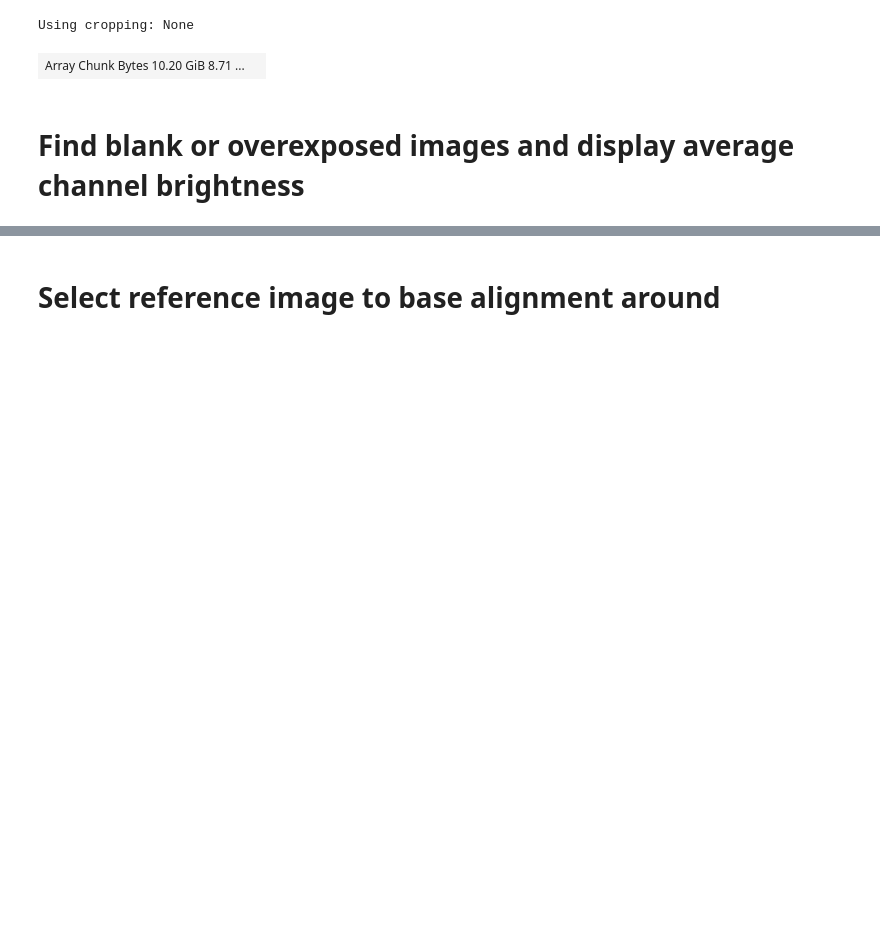
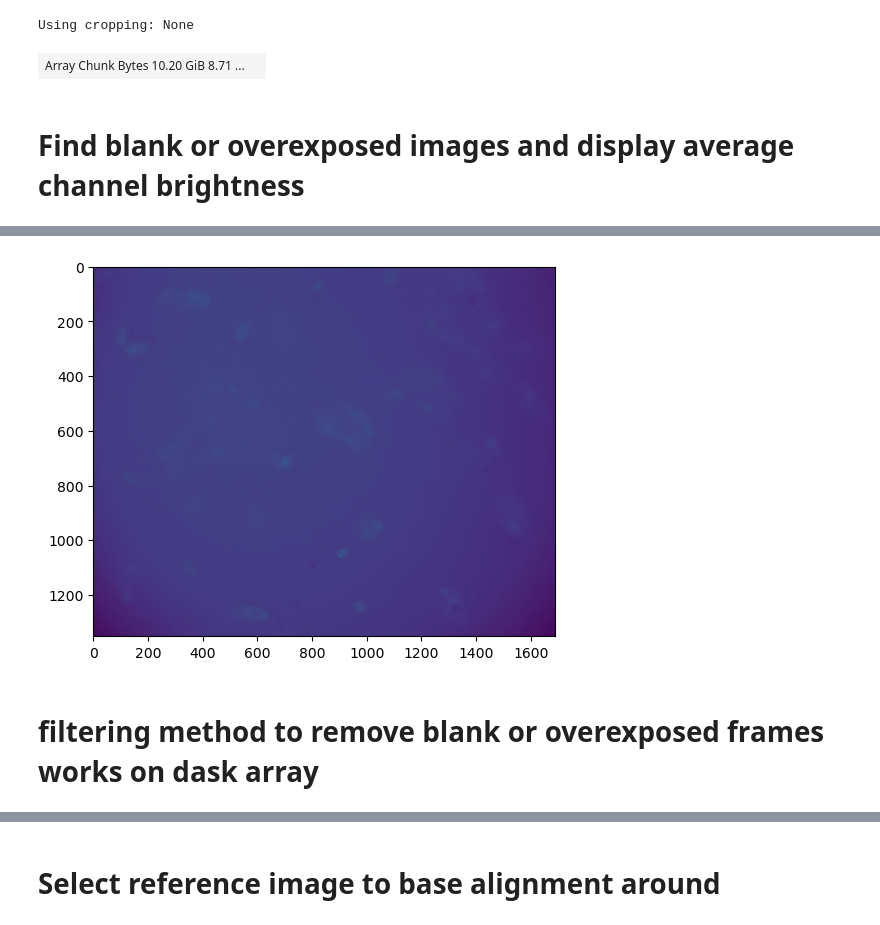
Before and after one commit to lowe-lab-ucl/segment-classify-track, a Jupyter notebook: align-troubleshooting.ipynb, the cells around one changed output, grey strips where cells are left out. Saved outputs shown, nothing was run; the diff lists cells and outputs as text; code cells hidden in the pictures; blank space fills up the shorter version.

Commit message:
frame removal before registration

```diff
--- a/align-troubleshooting.ipynb
+++ b/align-troubleshooting.ipynb
@@ -80,0 +83,2 @@ Wall time: 13.4 s
+# %%
+dodgy_frame_list = [1096, 617, 1003, 108, 972, 76, 783, 630]
@@ -80,0 +93,2 @@ Wall time: 13.4 s
+# %%
+filtered_gfp = np.delete(images['gfp'], dodgy_frame_list, axis = 0)
@@ -80,0 +129,8 @@ Wall time: 13.4 s
+# %%
+import matplotlib.pyplot as plt
+plt.imshow(filtered_gfp[76])
+plt.show()
+# %% [output]
+[figure, added]
+# %% [markdown]
+# filtering method to remove blank or overexposed frames works on dask array
```
Also changed, not shown: parts of 50 cells of this notebook.
